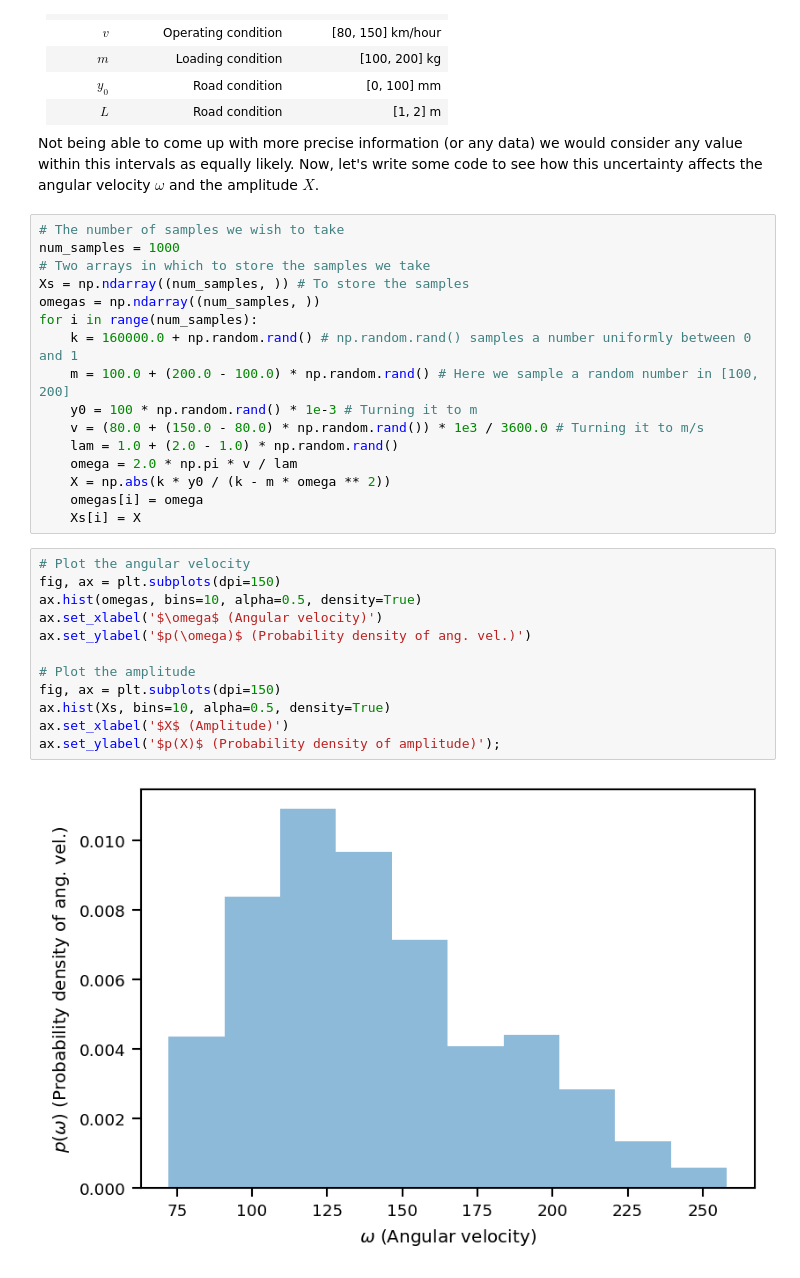
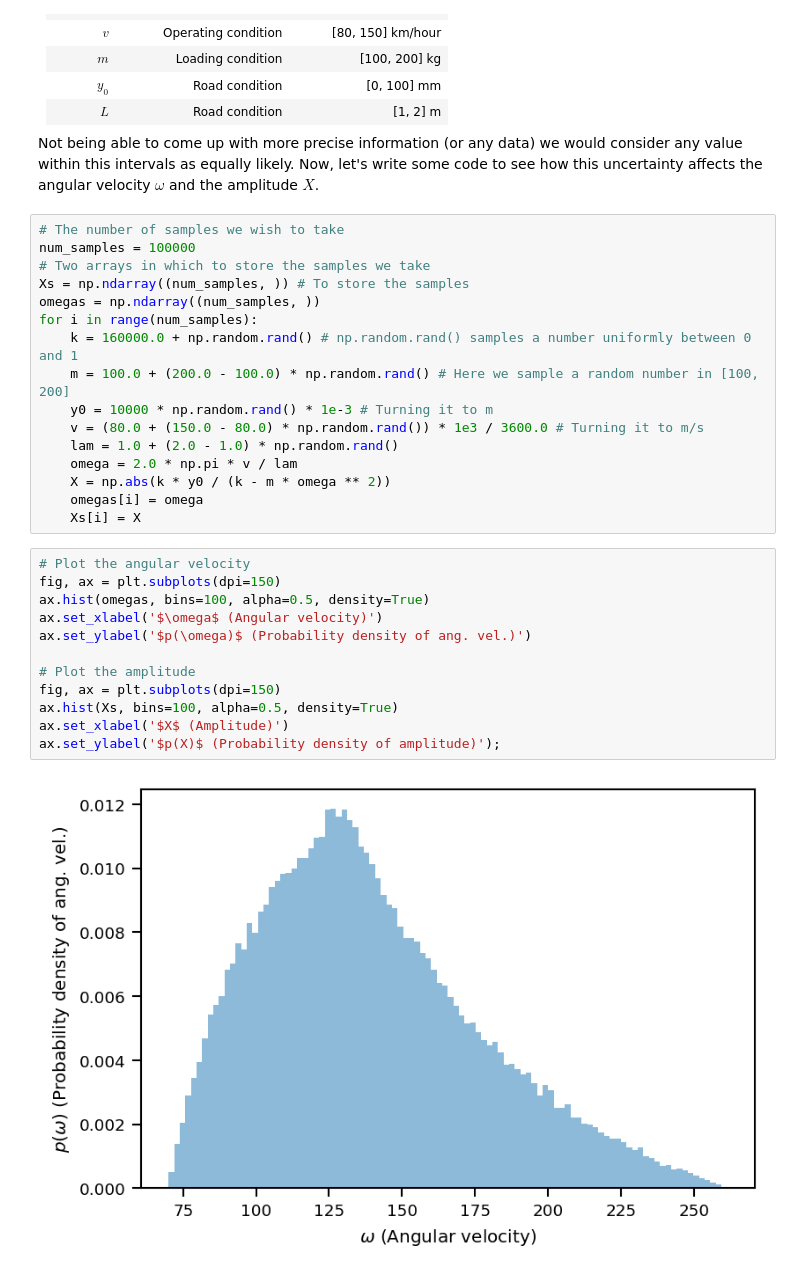
Before and after one commit to isaacdbowser/data-analytics-se, a Jupyter notebook: activities/hands-on-01.1.ipynb, the cells around one changed output. Drawn from its saved outputs; the diff is of its cells as text.

```diff
--- a/activities/hands-on-01.1.ipynb
+++ b/activities/hands-on-01.1.ipynb
@@ -98,14 +98,14 @@ Not being able to come up with more precise information (or any data) we would c
 Now, let's write some code to see how this uncertainty affects the angular velocity $\omega$ and the amplitude $X$.
 # %%
 # The number of samples we wish to take
-num_samples = 1000
+num_samples = 100000
 # Two arrays in which to store the samples we take
 Xs = np.ndarray((num_samples, )) # To store the samples
 omegas = np.ndarray((num_samples, ))
 for i in range(num_samples):
     k = 160000.0 + np.random.rand() # np.random.rand() samples a number uniformly between 0 and 1
     m = 100.0 + (200.0 - 100.0) * np.random.rand() # Here we sample a random number in [100, 200]
-    y0 = 100 * np.random.rand() * 1e-3 # Turning it to m
+    y0 = 10000 * np.random.rand() * 1e-3 # Turning it to m
     v = (80.0 + (150.0 - 80.0) * np.random.rand()) * 1e3 / 3600.0 # Turning it to m/s
     lam = 1.0 + (2.0 - 1.0) * np.random.rand()
     omega = 2.0 * np.pi * v / lam
@@ -115,14 +115,14 @@ for i in range(num_samples):
 # %%
 # Plot the angular velocity
 fig, ax = plt.subplots(dpi=150)
-ax.hist(omegas, bins=10, alpha=0.5, density=True)
+ax.hist(omegas, bins=100, alpha=0.5, density=True)
 ax.set_xlabel('$\omega$ (Angular velocity)')
 ax.set_ylabel('$p(\omega)$ (Probability density of ang. vel.)')
 
 # Plot the amplitude
 fig, ax = plt.subplots(dpi=150)
-ax.hist(Xs, bins=10, alpha=0.5, density=True)
+ax.hist(Xs, bins=100, alpha=0.5, density=True)
 ax.set_xlabel('$X$ (Amplitude)')
 ax.set_ylabel('$p(X)$ (Probability density of amplitude)');
 # %% [output]
-[figure, old version]
+[figure, new version]
```
Also changed, not shown: parts of 3 cells of this notebook, 1 other file.
